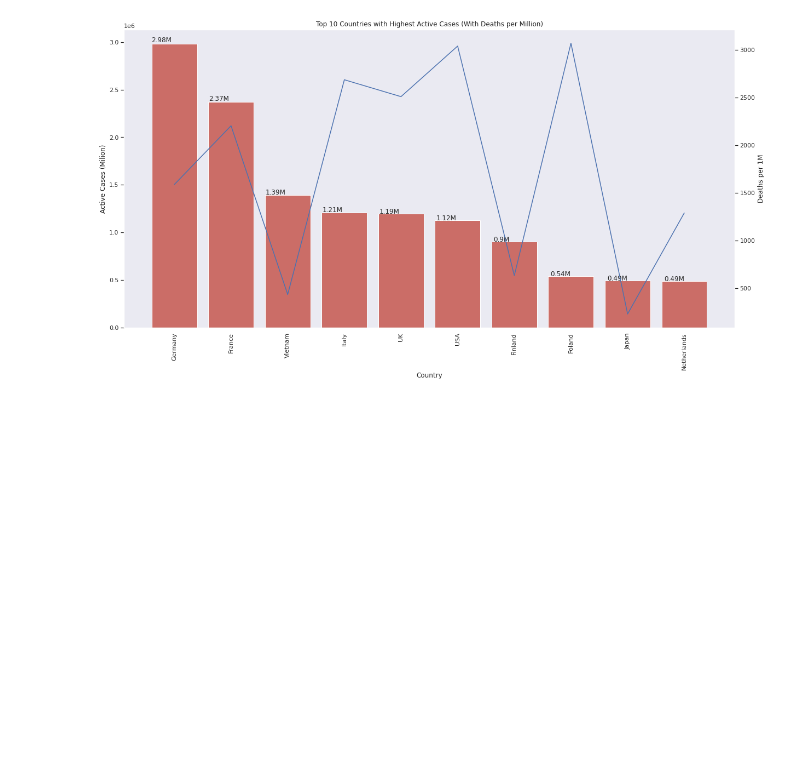
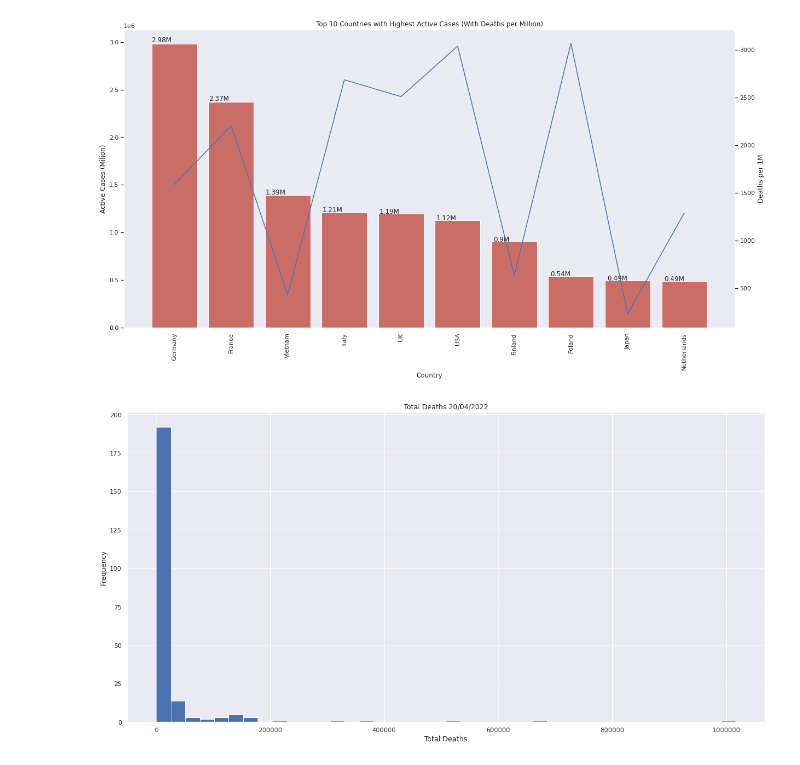
Before and after one commit to tu-leminh/visualization-lab, a Jupyter notebook: notebook.ipynb, the cells around one changed output. Saved outputs shown, nothing was run; the diff lists cells and outputs as text; code cells hidden in the pictures; blank space fills up the shorter version.

```diff
--- a/notebook.ipynb
+++ b/notebook.ipynb
@@ -56,3 +56,12 @@ ax2.grid(False)
 plt.show()
 # %% [output]
 [figure]
+# %%
+plt.ticklabel_format(style='plain')
+plt.hist(df['Total Deaths'], bins=40)
+plt.title('Total Deaths 20/04/2022')
+plt.ylabel('Frequency')
+plt.xlabel('Total Deaths')
+plt.show()
+# %% [output]
+[figure, added]
```
Also changed, not shown: parts of 4 cells of this notebook, 3 other files.
